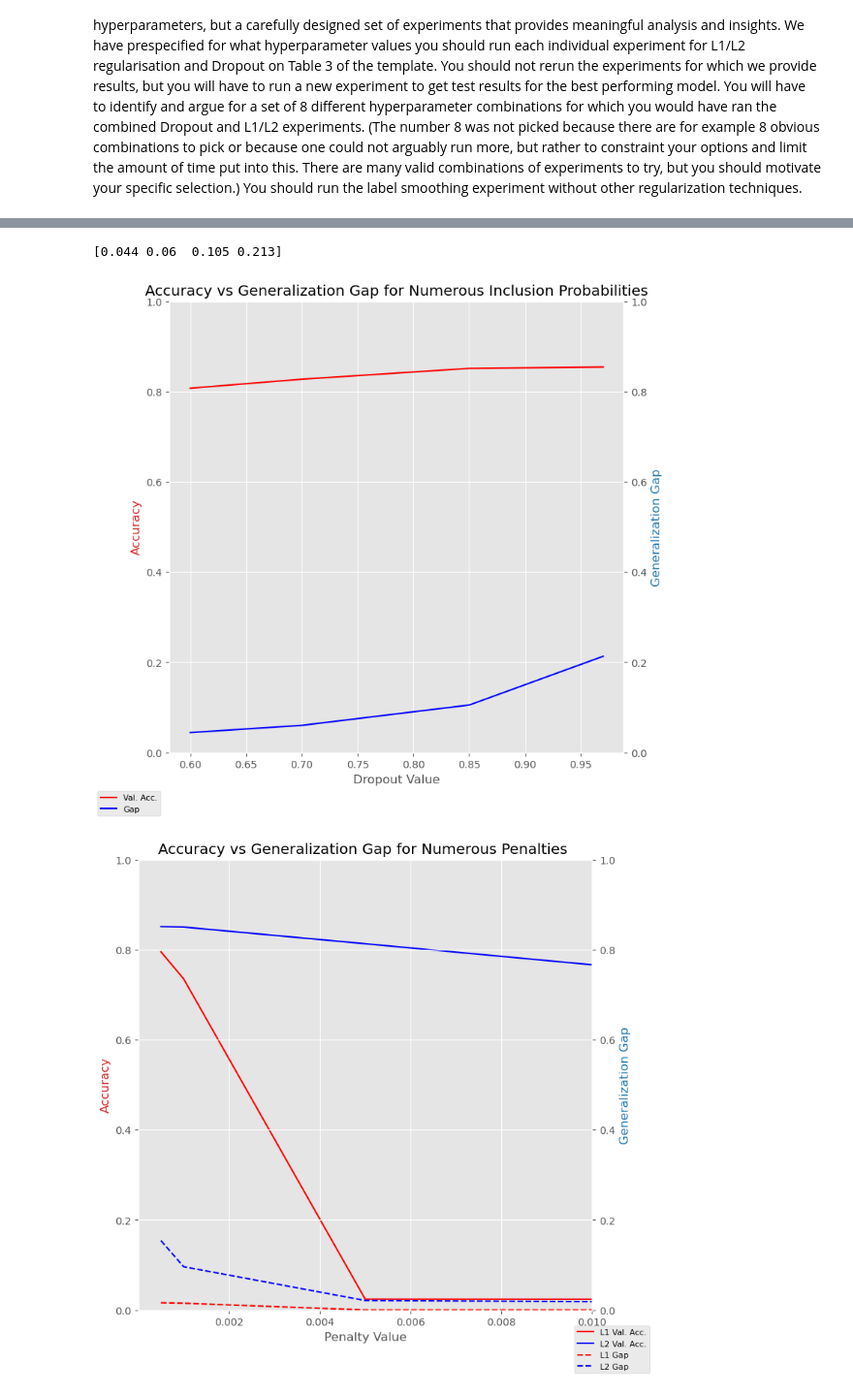
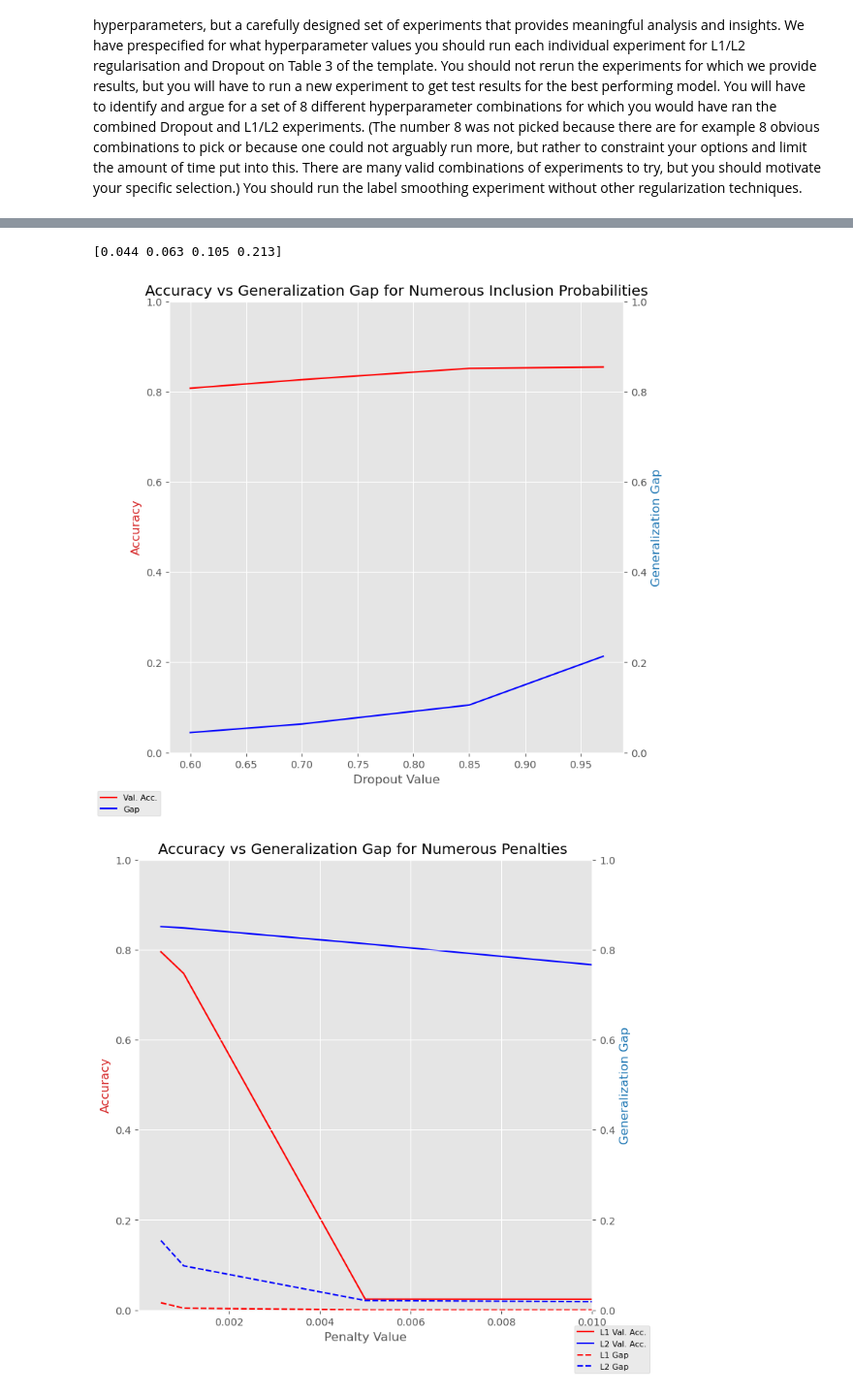
Before and after one commit to bangsen79/mlpractical, a Jupyter notebook: notebooks/Coursework_1.ipynb, the cells around one changed output, grey strips where cells are left out. Shown at 97% size. Drawn from its saved outputs; the diff is of its cells as text; code cells hidden in the pictures.

```diff
--- a/notebooks/Coursework_1.ipynb
+++ b/notebooks/Coursework_1.ipynb
@@ -964,9 +926,9 @@ Testing Accuracy Results:84.67%
 # %%
 #Create Dropout Plots
 dropout_values = np.array([0.6,0.7,0.85,0.97])
-valid_acc_dropout = np.array([0.807,0.827,0.851,0.854])
-train_error_dropout = np.array([0.549,0.452,0.329,0.244])
-valid_error_dropout = np.array([0.593,0.512,0.434,0.457])
+valid_acc_dropout = np.array([0.807,0.826,0.851,0.854])
+train_error_dropout = np.array([0.549,0.446,0.329,0.244])
+valid_error_dropout = np.array([0.593,0.509,0.434,0.457])
 
 generalization_gap = valid_error_dropout - train_error_dropout
 print(generalization_gap)
@@ -987,39 +949,39 @@ plt.title('Accuracy vs Generalization Gap for Numerous Inclusion Probabilities')
 plt.savefig('acc_gap_dropout.svg',format='svg')
 plt.show()
 # %% [output]
-[0.044 0.06  0.105 0.213]
+[0.044 0.063 0.105 0.213]
 [figure]
 # %%
-#Create L1L2 Plots
+#Create L1L2 Plots - Data Gathered from the Existing Table
 Penalty_values = np.array([0.0005,0.001,0.005,0.05])
-valid_acc_l1 = np.array([0.795,0.735,0.024,0.022])
-train_error_l1 = np.array([0.642,0.889,3.85,3.85])
-valid_error_l1 = np.array([0.658,0.904,3.85,3.85])
-valid_acc_l2 = np.array([0.851,0.85,0.813,0.392])
-train_error_l2 = np.array([0.306,0.360,0.586,2.258])
-valid_error_l2 = np.array([0.46,0.456,0.607,2.256])
+valid_acc_l1 = np.array([0.795,0.747,0.024,0.022])
+train_error_l1 = np.array([0.642,0.866,3.85,3.85])
+valid_error_l1 = np.array([0.658,0.870,3.85,3.85])
+valid_acc_l2 = np.array([0.851,0.848,0.813,0.392])
+train_error_l2 = np.array([0.306,0.362,0.586,2.258])
+valid_error_l2 = np.array([0.46,0.460,0.607,2.256])
 
 generalization_gap_l1 = valid_error_l1 - train_error_l1
 generalization_gap_l2 = valid_error_l2 - train_error_l2
 
 fig,ax3 = plt.subplots(figsize = (8,8))
 ax3.set_xlabel('Penalty Value')
 ax3.set_xticks
 ax3.set_xlim(left = 0.00001, right = 0.01)
 ax3.set_ylabel('Accuracy',color='tab:red')
 ax3.set_ylim(bottom = 0 , top = 1)
 ax3.plot(Penalty_values,valid_acc_l1,'red',linestyle ='-',label = 'L1 Val. Acc.')
 ax3.plot(Penalty_values,valid_acc_l2,'blue',linestyle ='-',label = 'L2 Val. Acc.')
 
 ax4 = ax3.twinx()
 ax4.set_ylabel('Generalization Gap',color ='tab:blue')
 ax4.set_ylim(bottom = 0, top = 1)
 ax4.plot(Penalty_values,generalization_gap_l1,'red',linestyle = '--',label = 'L1 Gap')
 ax4.plot(Penalty_values,generalization_gap_l2,'blue',linestyle = '--',label = 'L2 Gap')
 
 fig.legend(loc='lower right',fontsize = 8)
 plt.title('Accuracy vs Generalization Gap for Numerous Penalties ')
 plt.savefig('acc_gap_penalty.svg',format='svg')
 plt.show()
 # %% [output]
-[figure, old version]
+[figure, new version]
```
Also changed, not shown: parts of 22 cells of this notebook, 11 other files.
